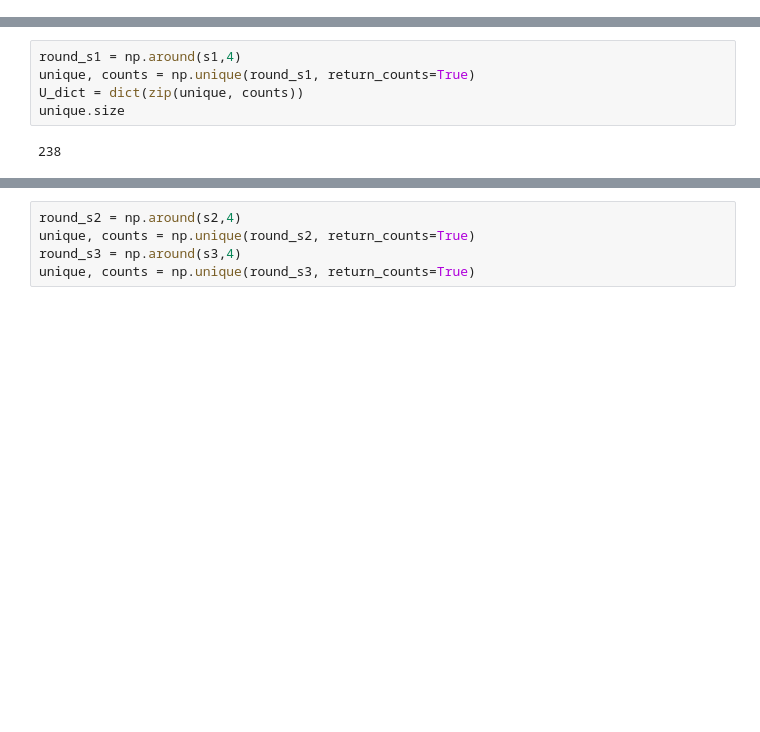
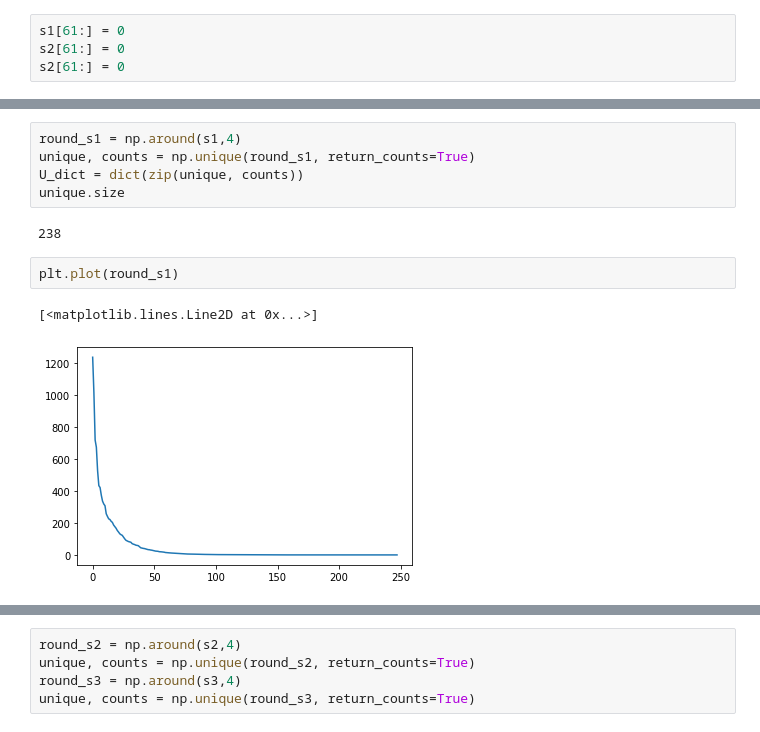
Before and after one commit to DigitalBiomarkerDiscoveryPipeline/Data-Compression-Toolbox, a Jupyter notebook: Baiying/code_m1-acc.ipynb, the cells around one changed output, grey strips where cells are left out. Cells and saved outputs as stored; diff of their text form; blank space fills up the shorter version.

```diff
--- a/Baiying/code_m1-acc.ipynb
+++ b/Baiying/code_m1-acc.ipynb
@@ -284,3 +284,7 @@ print(Vh1.shape)
 (248, 248)
 (248,)
 (248, 248)
+# %%
+s1[61:] = 0
+s2[61:] = 0
+s2[61:] = 0
@@ -372,3 +428,8 @@ U_dict = dict(zip(unique, counts))
 unique.size
 # %% [output]
 238
+# %%
+plt.plot(round_s1)
+# %% [output]
+[<matplotlib.lines.Line2D at 0x...>]
+[figure, added]
```
Also changed, not shown: parts of 11 cells of this notebook, 4 other files.
